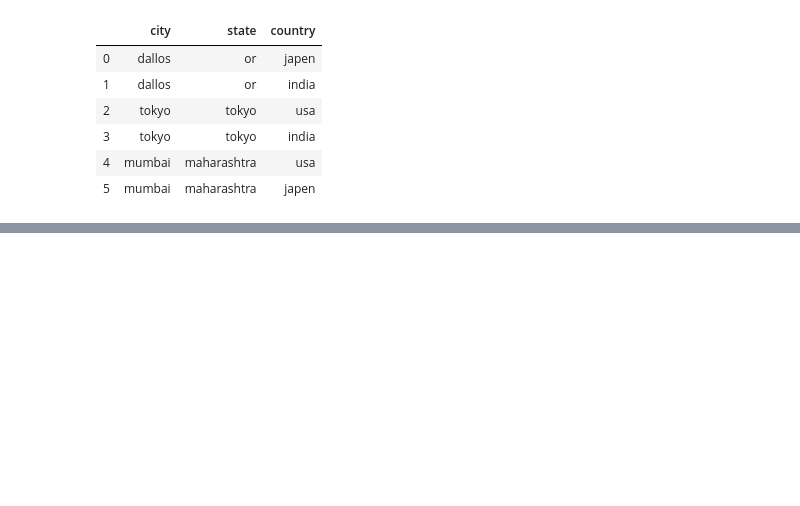
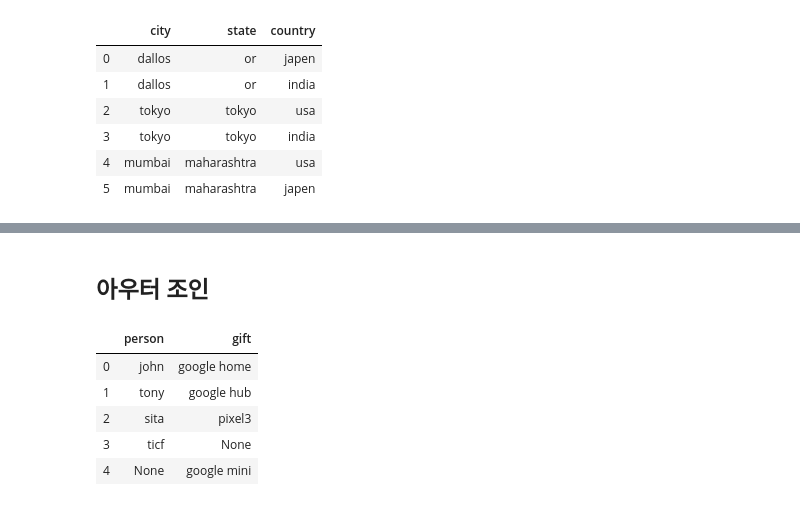
Before and after one commit to jeonprize/SQL, a Jupyter notebook: 1. 쿼리 필수 요소.ipynb, the cells around one changed output, grey strips where cells are left out. Cells and saved outputs as stored; diff of their text form; code cells hidden in the pictures; blank space fills up the shorter version.

```diff
--- a/1. 쿼리 필수 요소.ipynb
+++ b/1. 쿼리 필수 요소.ipynb
@@ -505,0 +541,31 @@ df
+# %% [markdown]
+## 아우터 조인
+# %%
+query = '''
+with winners as(
+    select 'john'as person, '100m' as event
+    union all select 'tony','200m'
+    union all select 'sita','400m'
+    union all select 'ticf','50m'
+),
+gifts as(
+    select 'google home'as gift, '100m'as event
+    union all select 'google hub','200m'
+    union all select 'pixel3','400m'
+    union all select 'google mini','5000m'
+)
+
+select person,gift
+from winners
+full outer join gifts
+on winners.event = gifts.event'''
+
+df = pd.read_gbq(query=query, dialect = 'standard',project_id='project-bigquery-319110',auth_local_webserver=True)
+df
+# %% [output]
+|  | person | gift |
+| 0 | john | google home |
+| 1 | tony | google hub |
+| 2 | sita | pixel3 |
+| 3 | ticf | None |
+| 4 | None | google mini |
```
Also changed, not shown: parts of 4 cells of this notebook.
